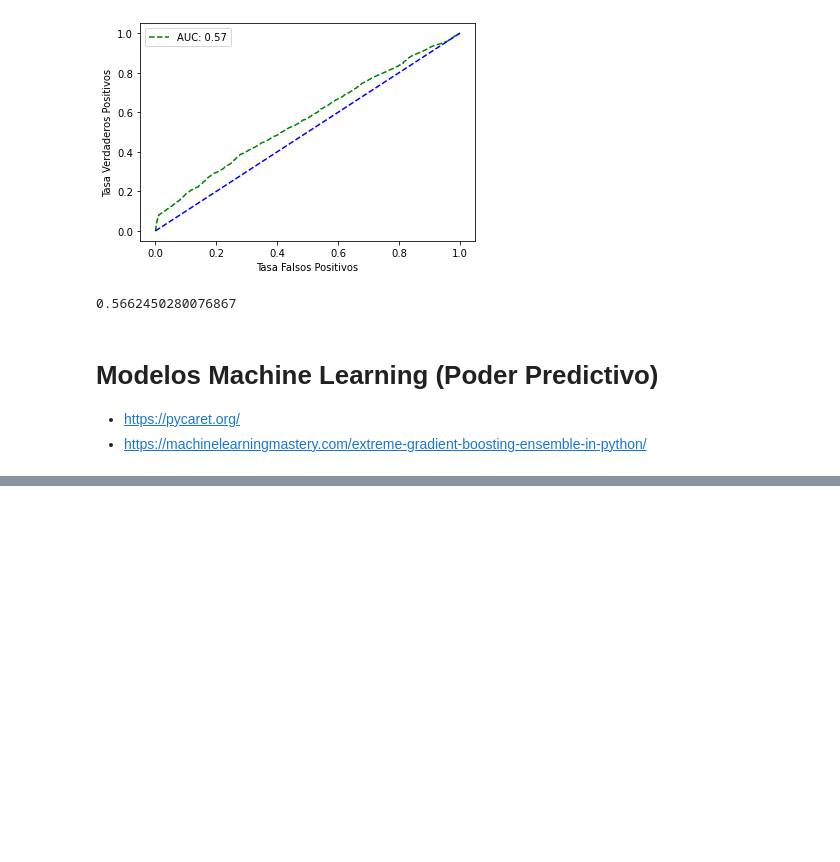
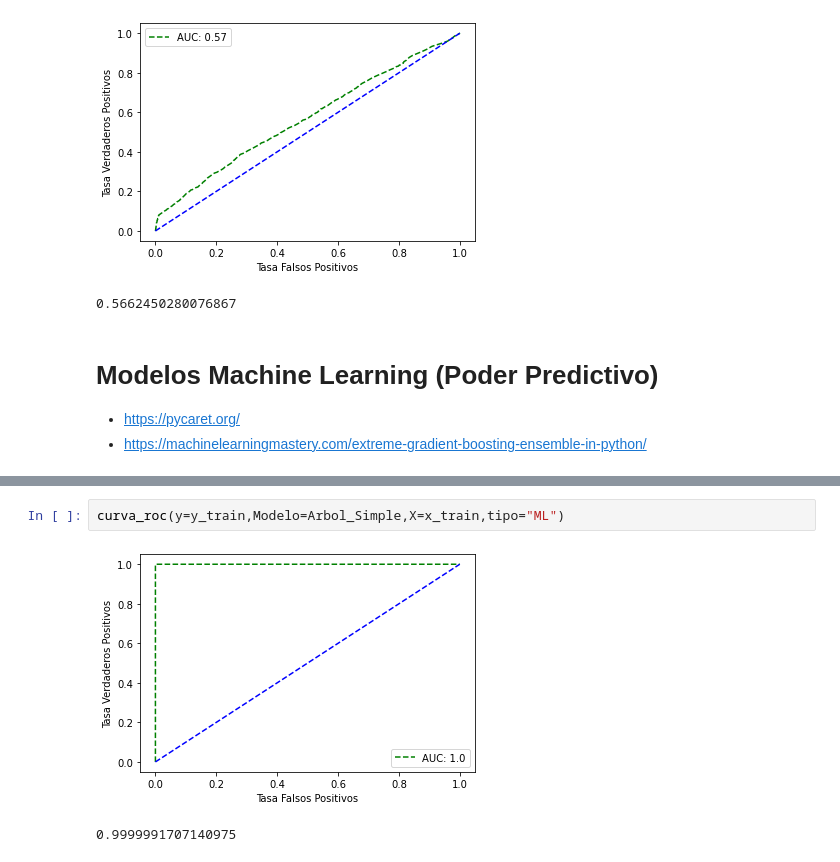
Before and after one commit to Oscar19922017/ModeloCredit2023, a Jupyter notebook: 3_Modelos.ipynb, the cells around one changed output, grey strips where cells are left out. Cells and saved outputs as stored; diff of their text form; blank space fills up the shorter version.

```diff
--- a/3_Modelos.ipynb
+++ b/3_Modelos.ipynb
@@ -723,0 +826,5 @@ curva_roc(y=y_test,Modelo=Modelo_LogitForward,X=x_test_statsmodelsForward,tipo="
+# %%
+curva_roc(y=y_train,Modelo=Arbol_Simple,X=x_train,tipo="ML")
+# %% [output]
+[figure, added]
+0.9999991707140975
```
Also changed, not shown: parts of 38 cells of this notebook.
